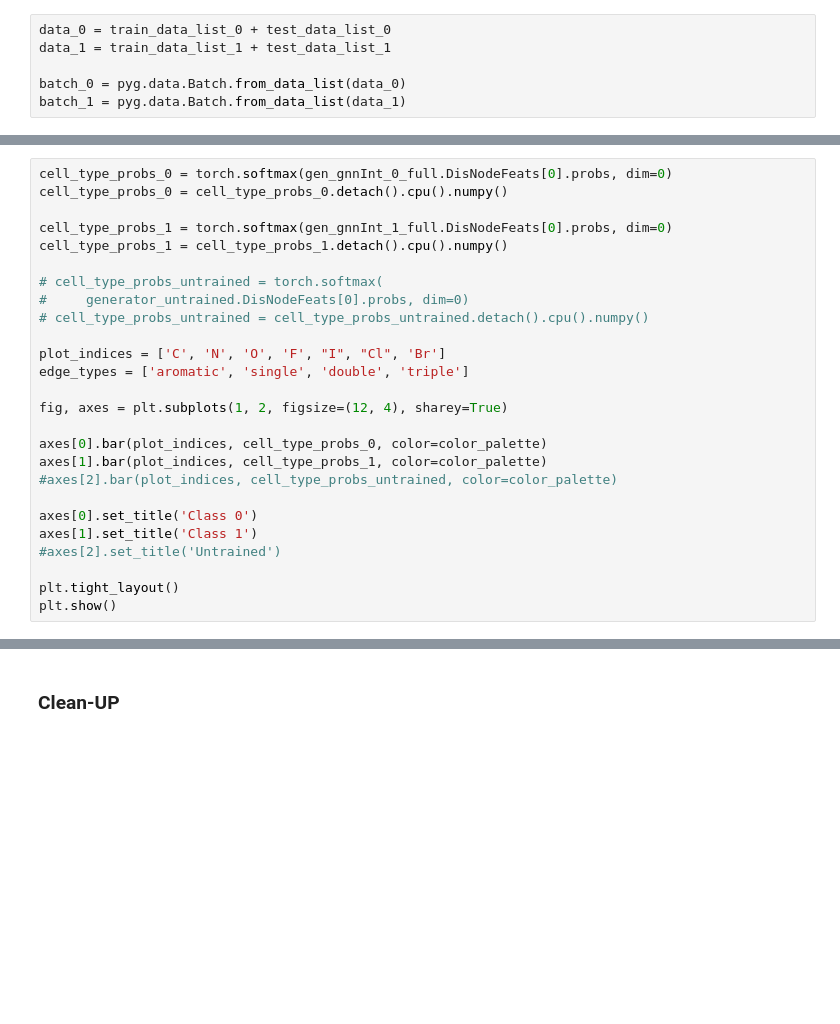
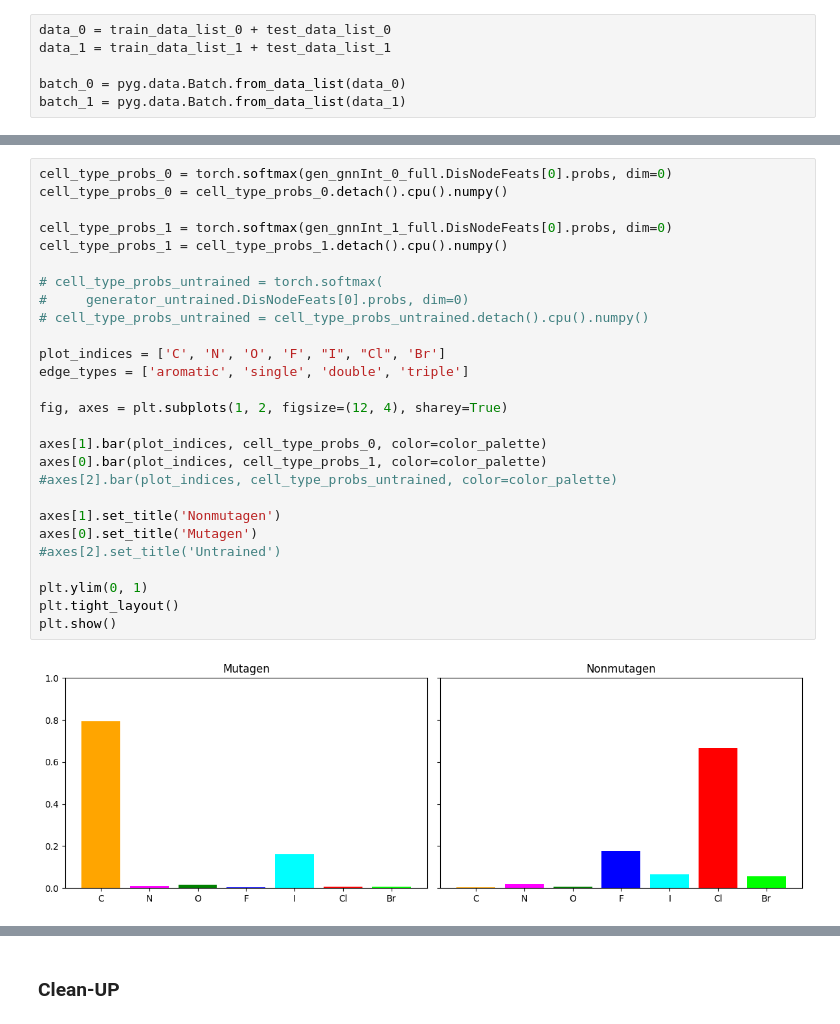
Before and after one commit to Tiny-Quant/GNN-EGG, a Jupyter notebook: results/MUTAG/EGG_MUTAG.ipynb, the cells around one changed output, grey strips where cells are left out. Drawn from its saved outputs; the diff is of its cells as text; blank space fills up the shorter version.

Commit message:
Re-ran MUTAG result notebook locally.

```diff
--- a/results/MUTAG/EGG_MUTAG.ipynb
+++ b/results/MUTAG/EGG_MUTAG.ipynb
@@ -1390,29 +1776,32 @@ plt.show()
 # %%
 cell_type_probs_0 = torch.softmax(gen_gnnInt_0_full.DisNodeFeats[0].probs, dim=0)
 cell_type_probs_0 = cell_type_probs_0.detach().cpu().numpy()
 
 cell_type_probs_1 = torch.softmax(gen_gnnInt_1_full.DisNodeFeats[0].probs, dim=0)
 cell_type_probs_1 = cell_type_probs_1.detach().cpu().numpy()
 
 # cell_type_probs_untrained = torch.softmax(
 #     generator_untrained.DisNodeFeats[0].probs, dim=0)
 # cell_type_probs_untrained = cell_type_probs_untrained.detach().cpu().numpy()
 
 plot_indices = ['C', 'N', 'O', 'F', "I", "Cl", 'Br']
 edge_types = ['aromatic', 'single', 'double', 'triple']
 
 fig, axes = plt.subplots(1, 2, figsize=(12, 4), sharey=True)
 
-axes[0].bar(plot_indices, cell_type_probs_0, color=color_palette)
-axes[1].bar(plot_indices, cell_type_probs_1, color=color_palette)
+axes[1].bar(plot_indices, cell_type_probs_0, color=color_palette)
+axes[0].bar(plot_indices, cell_type_probs_1, color=color_palette)
 #axes[2].bar(plot_indices, cell_type_probs_untrained, color=color_palette)
 
-axes[0].set_title('Class 0')
-axes[1].set_title('Class 1')
+axes[1].set_title('Nonmutagen')
+axes[0].set_title('Mutagen')
 #axes[2].set_title('Untrained')
 
+plt.ylim(0, 1)
 plt.tight_layout()
 plt.show()
+# %% [output]
+[figure, added]
 # %%
 cell_type_probs_0 = torch.softmax(gen_gnnInt_0_oc.DisNodeFeats[0].probs, dim=0)
 cell_type_probs_0 = cell_type_probs_0.detach().cpu().numpy()
```
Also changed, not shown: parts of 48 cells of this notebook.
